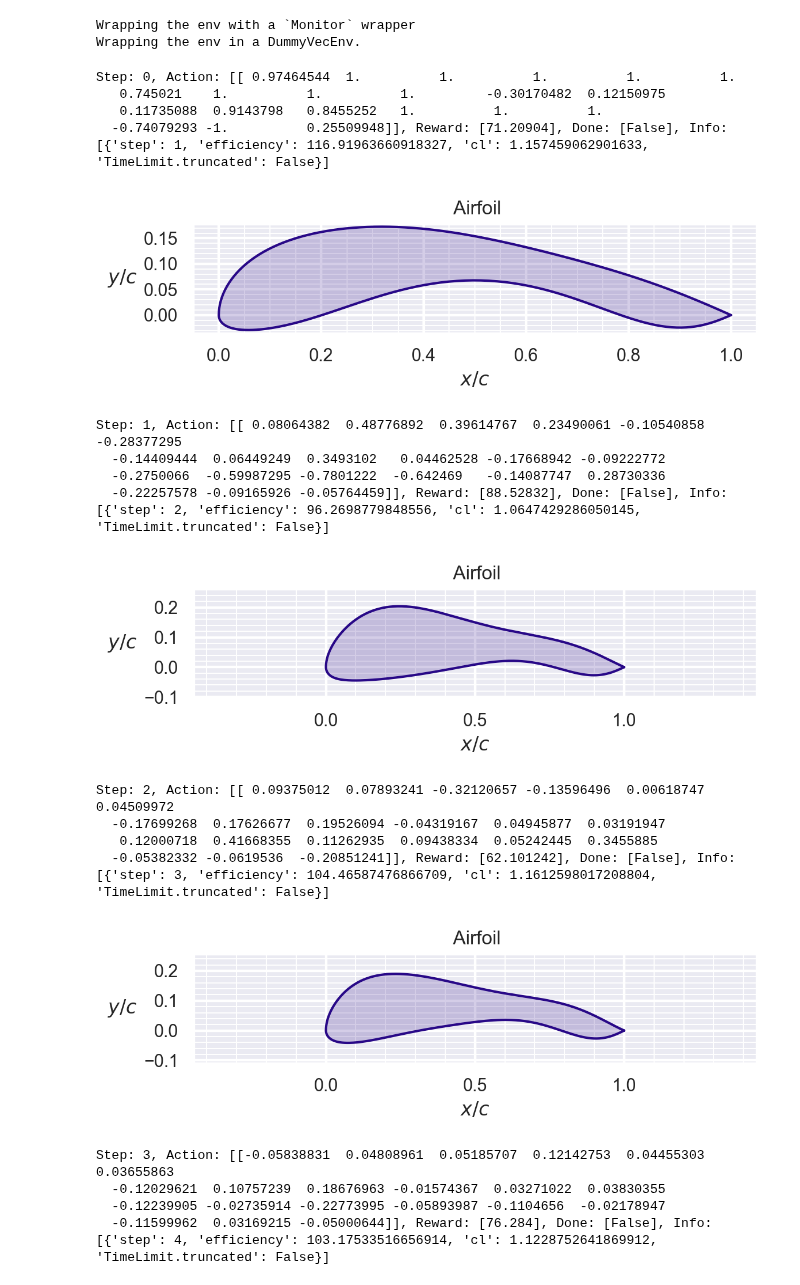
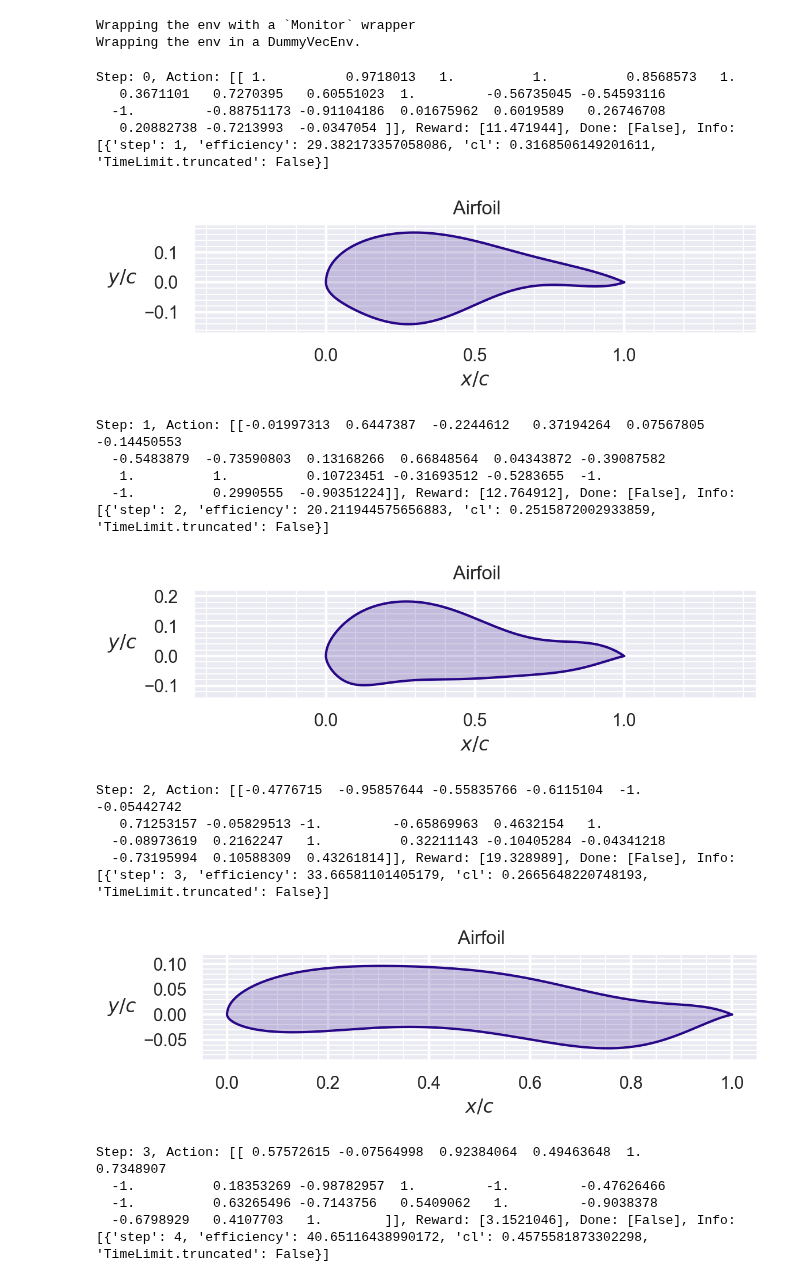
Before and after one commit to DRL-Geometry-Optimization/DRLFoil, a Jupyter notebook: main.ipynb, the cells around one changed output. Drawn from its saved outputs; the diff is of its cells as text; code cells hidden in the pictures.

```diff
--- a/main.ipynb
+++ b/main.ipynb
@@ -7,7 +7,7 @@ from stable_baselines3 import PPO
 from stable_baselines3.common.evaluation import evaluate_policy
 # %%
 env = gym.make('AirfoilEnv-v0', n_params=10, max_steps=10, scale_actions = 0.35, airfoil_seed = [0.1*np.ones(10), -0.1*np.ones(10), 0.0],
-                    delta_reward=False, cl_reward = True, cl_reset = 1, efficiency_param = 1, cl_wide = 20, render_mode="human")
+                    delta_reward=False, cl_reward = True, cl_reset = 0.1, efficiency_param = 1, cl_wide = 20, render_mode="human")
 model = PPO.load("models/Good/16042024_MultiEnv/16042024_NewRewardCl_3_MultiEnv_1400000", env=env)
 #model = PPO.load("16042024_NewRewardCl_4_DeltaReward", env=env)
 # %% [output]
@@ -27,27 +27,27 @@ obs = vec_env.reset()
 # %%
 
 for i in range(20):
-    action, _states = model.predict(obs, deterministic=True)
+    action, _states = model.predict(obs, deterministic=False)
     obs, rewards, dones, info = vec_env.step(action)
     print(f"Step: {i}, Action: {action}, Reward: {rewards}, Done: {dones}, Info: {info}")
     vec_env.render()
 # %% [output]
-Step: 0, Action: [[ 0.97464544  1.          1.          1.          1.          1.
-   0.745021    1.          1.          1.         -0.30170482  0.12150975
-   0.11735088  0.9143798   0.8455252   1.          1.          1.
-  -0.74079293 -1.          0.25509948]], Reward: [71.20904], Done: [False], Info: [{'step': 1, 'efficiency': 116.91963660918327, 'cl': 1.157459062901633, 'TimeLimit.truncated': False}]
+Step: 0, Action: [[ 1.          0.9718013   1.          1.          0.8568573   1.
+   0.3671101   0.7270395   0.60551023  1.         -0.56735045 -0.54593116
+  -1.         -0.88751173 -0.91104186  0.01675962  0.6019589   0.26746708
+   0.20882738 -0.7213993  -0.0347054 ]], Reward: [11.471944], Done: [False], Info: [{'step': 1, 'efficiency': 29.382173357058086, 'cl': 0.3168506149201611, 'TimeLimit.truncated': False}]
-[figure, old version]
+[figure, new version]
-Step: 1, Action: [[ 0.08064382  0.48776892  0.39614767  0.23490061 -0.10540858 -0.28377295
-  -0.14409444  0.06449249  0.3493102   0.04462528 -0.17668942 -0.09222772
-  -0.2750066  -0.59987295 -0.7801222  -0.642469   -0.14087747  0.28730336
-  -0.22257578 -0.09165926 -0.05764459]], Reward: [88.52832], Done: [False], Info: [{'step': 2, 'efficiency': 96.2698779848556, 'cl': 1.0647429286050145, 'TimeLimit.truncated': False}]
+Step: 1, Action: [[-0.01997313  0.6447387  -0.2244612   0.37194264  0.07567805 -0.14450553
+  -0.5483879  -0.73590803  0.13168266  0.66848564  0.04343872 -0.39087582
+   1.          1.          0.10723451 -0.31693512 -0.5283655  -1.
+  -1.          0.2990555  -0.90351224]], Reward: [12.764912], Done: [False], Info: [{'step': 2, 'efficiency': 20.211944575656883, 'cl': 0.2515872002933859, 'TimeLimit.truncated': False}]
-[figure, old version]
+[figure, new version]
-Step: 2, Action: [[ 0.09375012  0.07893241 -0.32120657 -0.13596496  0.00618747  0.04509972
-  -0.17699268  0.17626677  0.19526094 -0.04319167  0.04945877  0.03191947
-   0.12000718  0.41668355  0.11262935  0.09438334  0.05242445  0.3455885
-  -0.05382332 -0.0619536  -0.20851241]], Reward: [62.101242], Done: [False], Info: [{'step': 3, 'efficiency': 104.46587476866709, 'cl': 1.1612598017208804, 'TimeLimit.truncated': False}]
+Step: 2, Action: [[-0.4776715  -0.95857644 -0.55835766 -0.6115104  -1.         -0.05442742
+   0.71253157 -0.05829513 -1.         -0.65869963  0.4632154   1.
+  -0.08973619  0.2162247   1.          0.32211143 -0.10405284 -0.04341218
+  -0.73195994  0.10588309  0.43261814]], Reward: [19.328989], Done: [False], Info: [{'step': 3, 'efficiency': 33.66581101405179, 'cl': 0.2665648220748193, 'TimeLimit.truncated': False}]
-[figure, old version]
+[figure, new version]
-Step: 3, Action: [[-0.05838831  0.04808961  0.05185707  0.12142753  0.04455303  0.03655863
-  -0.12029621  0.10757239  0.18676963 -0.01574367  0.03271022  0.03830355
-  -0.12239905 -0.02735914 -0.22773995 -0.05893987 -0.1104656  -0.02178947
-  -0.11599962  0.03169215 -0.05000644]], Reward: [76.284], Done: [False], Info: [{'step': 4, 'efficiency': 103.17533516656914, 'cl': 1.1228752641869912, 'TimeLimit.truncated': False}]
+Step: 3, Action: [[ 0.57572615 -0.07564998  0.92384064  0.49463648  1.          0.7348907
+  -1.          0.18353269 -0.98782957  1.         -1.         -0.47626466
+  -1.          0.63265496 -0.7143756   0.5409062   1.         -0.9038378
+  -0.6798929   0.4107703   1.        ]], Reward: [3.1521046], Done: [False], Info: [{'step': 4, 'efficiency': 40.65116438990172, 'cl': 0.4575581873302298, 'TimeLimit.truncated': False}]
```
Also changed, not shown: parts of 1 cell of this notebook.
